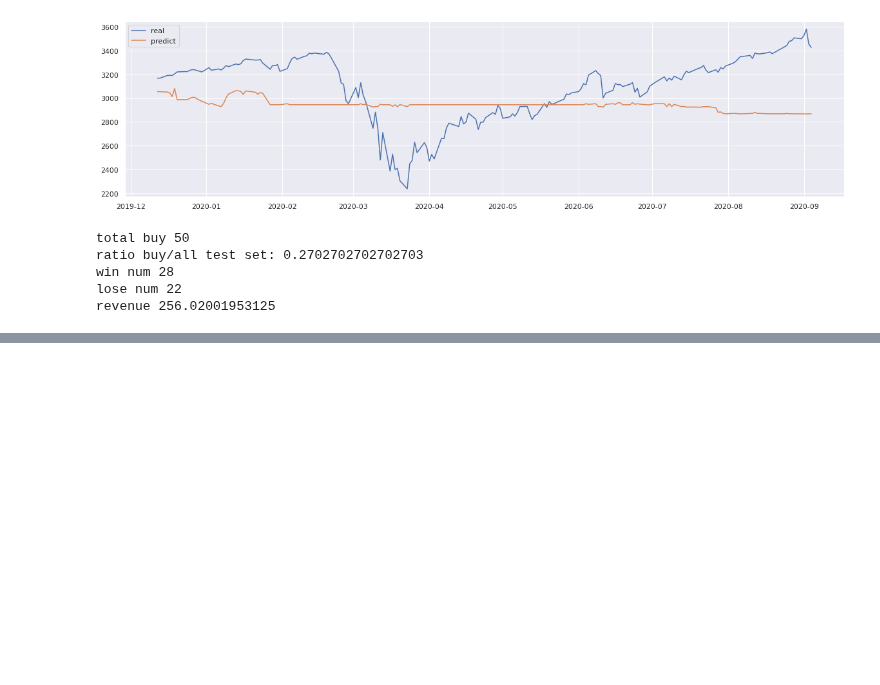
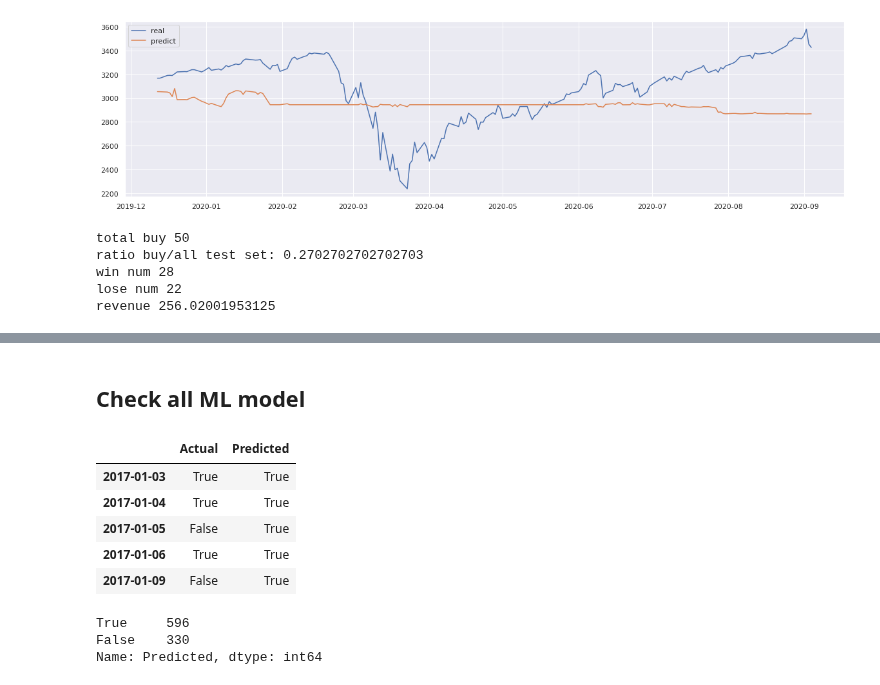
Before and after one commit to duybluemind1988/Data-science, a Jupyter notebook: Time_series/Time_series_all_method_2(multy).ipynb, the cells around one changed output, grey strips where cells are left out. Drawn from its saved outputs; the diff is of its cells as text; code cells hidden in the pictures; blank space fills up the shorter version.

```diff
--- a/Time_series/Time_series_all_method_2(multy).ipynb
+++ b/Time_series/Time_series_all_method_2(multy).ipynb
@@ -1162,0 +1244,34 @@ revenue 256.02001953125
+# %%
+df_input=df_assets
+# %%
+from sklearn.linear_model import LinearRegression
+
+class LinearRegressionModel(object):
+    def __init__(self):
+        self.df_result = pd.DataFrame(columns=['Actual', 'Predicted'])
+
+    def get_model(self):
+        return LinearRegression(fit_intercept=False)
+
+    def learn(self, df, ys, start_date, end_date, lookback_period=20):
+        model = self.get_model()
+
+        for date in df[start_date:end_date].index:
+            # Fit the model
+            x = self.get_prices_since(df, date, lookback_period)
+            y = self.get_prices_since(ys, date, lookback_period)
+            model.fit(x, y.ravel())
+            # Predict the current period
+            x_current = df.loc[date].values
+            [y_pred] = model.predict([x_current])
+            # Store predictions
+            new_index = pd.to_datetime(date, format='%Y-%m-%d')
+            y_actual = ys.loc[date]
+            self.df_result.loc[new_index] = [y_actual, y_pred]
+
+    def get_prices_since(self, df, date_since, lookback):
+
+        index = df.index.get_loc(date_since) # current date
+        return df.iloc[index-lookback:index] #current date - 20 : current date
+# %% [markdown]
+## Check all ML model
@@ -1162,0 +1313,24 @@ revenue 256.02001953125
+# %%
+from sklearn.linear_model import LogisticRegression
+
+class LogisticRegressionModel(LinearRegressionModel):
+    def get_model(self):
+        return LogisticRegression(solver='lbfgs')
+logistic_reg_model = LogisticRegressionModel()
+logistic_reg_model.learn(df_input, y_direction, start_date='2017',
+                         end_date='2020', lookback_period=100)
+# %%
+logistic_reg_model.df_result.head()
+# %% [output]
+|  | Actual | Predicted |
+| 2017-01-03 | True | True |
+| 2017-01-04 | True | True |
+| 2017-01-05 | False | True |
+| 2017-01-06 | True | True |
+| 2017-01-09 | False | True |
+# %%
+logistic_reg_model.df_result.Predicted.value_counts()
+# %% [output]
+True     596
+False    330
+Name: Predicted, dtype: int64
```
Also changed, not shown: parts of 23 cells of this notebook.
